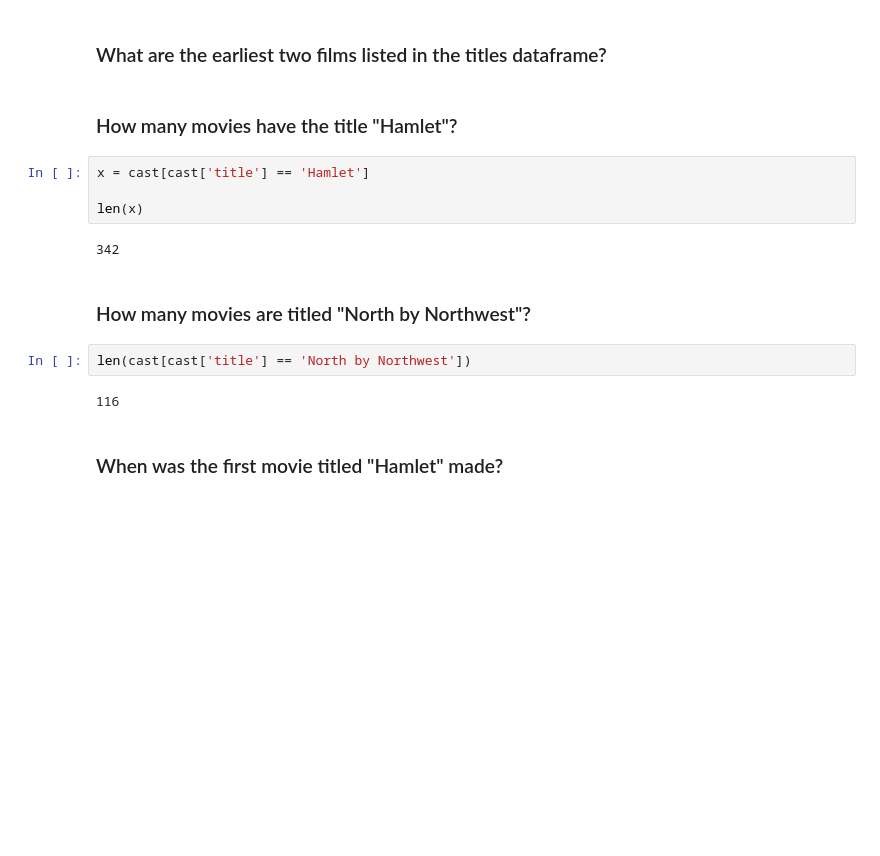
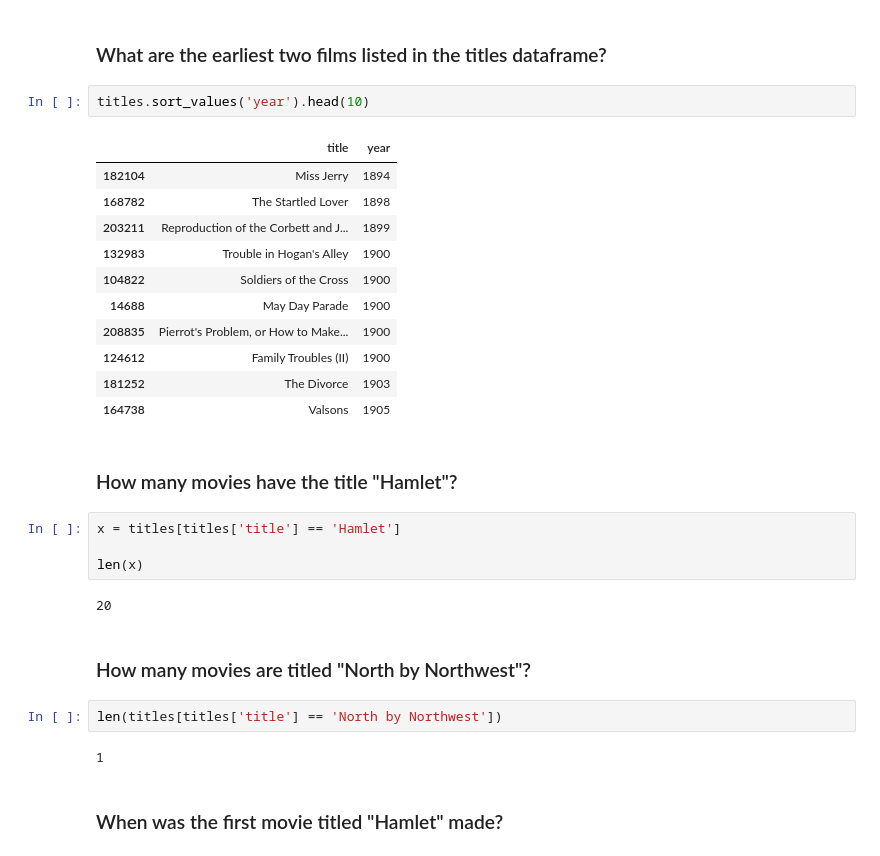
Before and after one commit to tansudasli/analytics-sandbox, a Jupyter notebook: pandas/Exercises-1.ipynb, the cells around one changed output. Cells and saved outputs as stored; diff of their text form; blank space fills up the shorter version.

```diff
--- a/pandas/Exercises-1.ipynb
+++ b/pandas/Exercises-1.ipynb
@@ -101,19 +101,33 @@ year     244914
 dtype: int64
 # %% [markdown]
 ### What are the earliest two films listed in the titles dataframe?
+# %%
+titles.sort_values('year').head(10)
+# %% [output]
+|  | title | year |
+| 182104 | Miss Jerry | 1894 |
+| 168782 | The Startled Lover | 1898 |
+| 203211 | Reproduction of the Corbett and J... | 1899 |
+| 132983 | Trouble in Hogan's Alley | 1900 |
+| 104822 | Soldiers of the Cross | 1900 |
+| 14688 | May Day Parade | 1900 |
+| 208835 | Pierrot's Problem, or How to Make... | 1900 |
+| 124612 | Family Troubles (II) | 1900 |
+| 181252 | The Divorce | 1903 |
+| 164738 | Valsons | 1905 |
 # %% [markdown]
 ### How many movies have the title "Hamlet"?
 # %%
-x = cast[cast['title'] == 'Hamlet']
+x = titles[titles['title'] == 'Hamlet']
 
 len(x)
 # %% [output]
-342
+20
 # %% [markdown]
 ### How many movies are titled "North by Northwest"?
 # %%
-len(cast[cast['title'] == 'North by Northwest'])
+len(titles[titles['title'] == 'North by Northwest'])
 # %% [output]
-116
+1
 # %% [markdown]
 ### When was the first movie titled "Hamlet" made?
```
Also changed, not shown: parts of 10 cells of this notebook.
